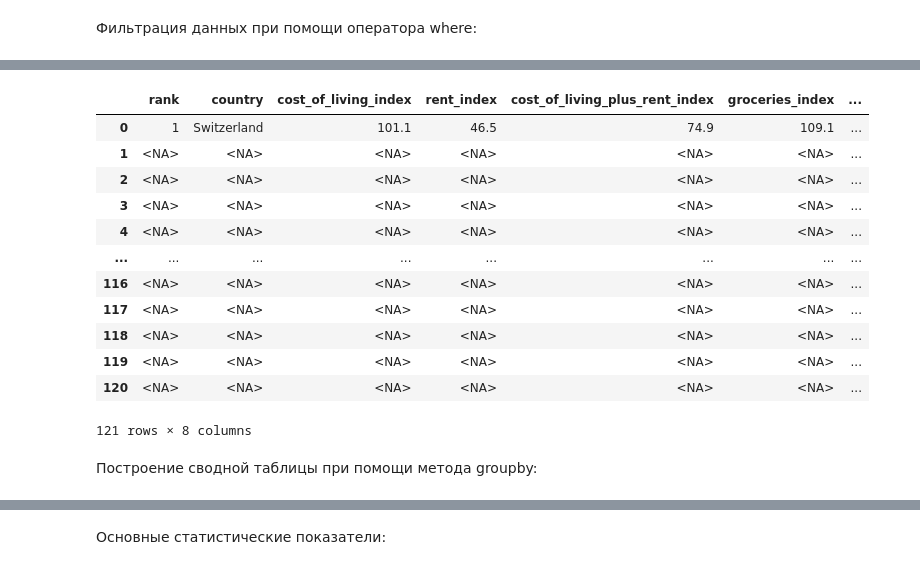
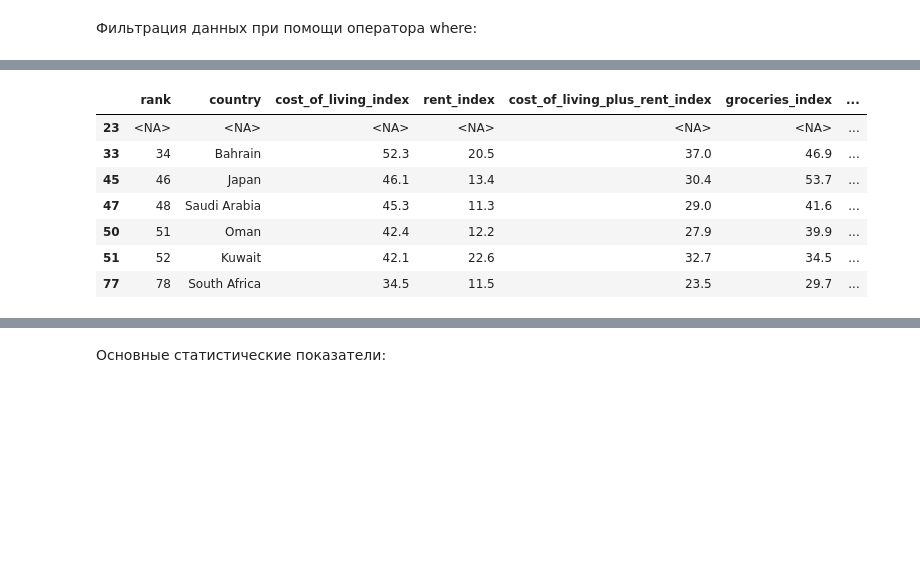
Before and after one commit to MariaKitty/practic, a Jupyter notebook: practic.ipynb, the cells around one changed output, grey strips where cells are left out. Saved outputs shown, nothing was run; the diff lists cells and outputs as text; code cells hidden in the pictures; blank space fills up the shorter version.

```diff
--- a/practic.ipynb
+++ b/practic.ipynb
@@ -449,18 +437,11 @@ db_new.where(db_new['country'].str.startswith('I'))
 # %%
-db_new.where(db_new['groceries_index'] > 100)
+db_new.query("local_purchasing_power_index > 100 and cost_of_living_plus_rent_index < 40").where(db_new['groceries_index'] < 55)
 # %% [output]
 |  | rank | country | cost_of_living_index | rent_index | cost_of_living_plus_rent_index | groceries_index | ... |
-| 0 | 1 | Switzerland | 101.1 | 46.5 | 74.9 | 109.1 | ... |
-| 1 | <NA> | <NA> | <NA> | <NA> | <NA> | <NA> | ... |
-| 2 | <NA> | <NA> | <NA> | <NA> | <NA> | <NA> | ... |
-| 3 | <NA> | <NA> | <NA> | <NA> | <NA> | <NA> | ... |
-| 4 | <NA> | <NA> | <NA> | <NA> | <NA> | <NA> | ... |
-| ... | ... | ... | ... | ... | ... | ... | ... |
-| 116 | <NA> | <NA> | <NA> | <NA> | <NA> | <NA> | ... |
-| 117 | <NA> | <NA> | <NA> | <NA> | <NA> | <NA> | ... |
-| 118 | <NA> | <NA> | <NA> | <NA> | <NA> | <NA> | ... |
-| 119 | <NA> | <NA> | <NA> | <NA> | <NA> | <NA> | ... |
-| 120 | <NA> | <NA> | <NA> | <NA> | <NA> | <NA> | ... |
+| 23 | <NA> | <NA> | <NA> | <NA> | <NA> | <NA> | ... |
+| 33 | 34 | Bahrain | 52.3 | 20.5 | 37.0 | 46.9 | ... |
+| 45 | 46 | Japan | 46.1 | 13.4 | 30.4 | 53.7 | ... |
+| 47 | 48 | Saudi Arabia | 45.3 | 11.3 | 29.0 | 41.6 | ... |
+| 50 | 51 | Oman | 42.4 | 12.2 | 27.9 | 39.9 | ... |
+| 51 | 52 | Kuwait | 42.1 | 22.6 | 32.7 | 34.5 | ... |
+| 77 | 78 | South Africa | 34.5 | 11.5 | 23.5 | 29.7 | ... |
-121 rows × 8 columns
-# %% [markdown]
-Построение сводной таблицы при помощи метода groupby:
```
Also changed, not shown: parts of 66 cells of this notebook.
